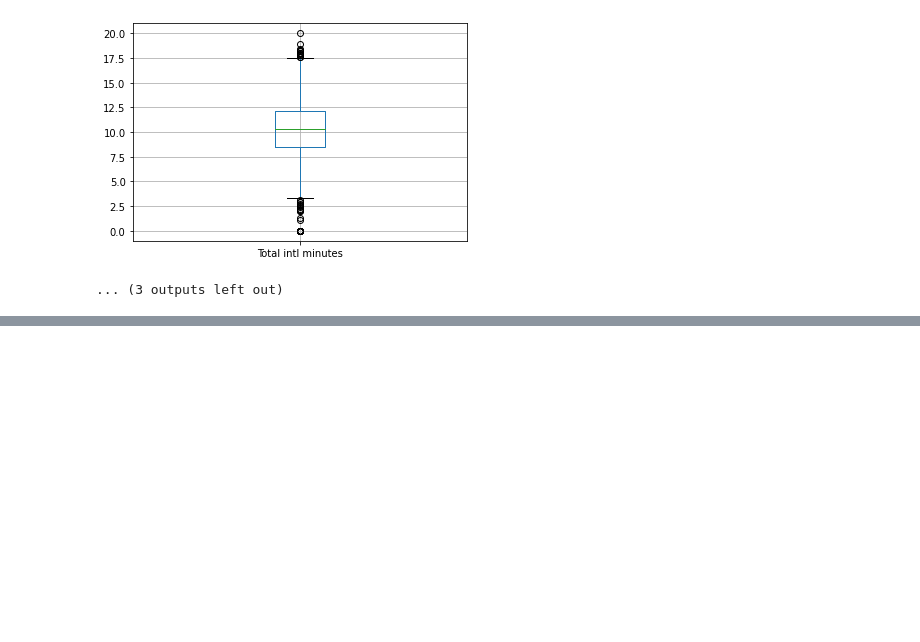
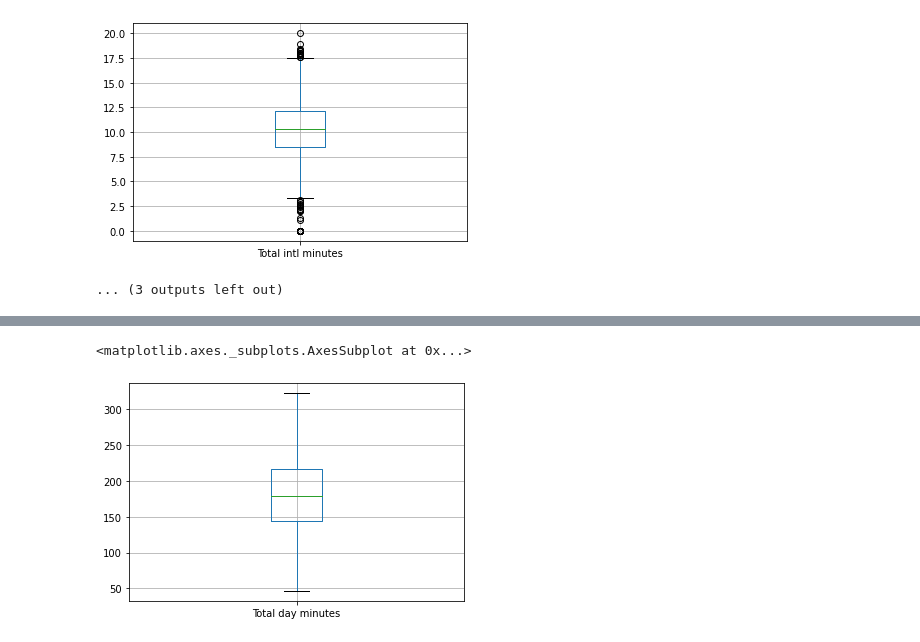
Before and after one commit to akifkashif/EDA-Capstone-Project---Mohammed-Akifuddin, a Jupyter notebook: TEAM_Telecom_Churn_Analysis_Capstone_Project.ipynb, the cells around one changed output, grey strips where cells are left out. Saved outputs shown, nothing was run; the diff lists cells and outputs as text; code cells hidden in the pictures; blank space fills up the shorter version.

```diff
--- a/TEAM_Telecom_Churn_Analysis_Capstone_Project.ipynb
+++ b/TEAM_Telecom_Churn_Analysis_Capstone_Project.ipynb
@@ -313,0 +305,6 @@ for column in df2:
+# %%
+df1 = df2[(df2['Total day minutes']> 45 )& (df2['Total day minutes']< 324 )]
+df1.boxplot(column = (['Total day minutes']))
+# %% [output]
+<matplotlib.axes._subplots.AxesSubplot at 0x...>
+[figure, added]
```
Also changed, not shown: parts of 20 cells of this notebook.
